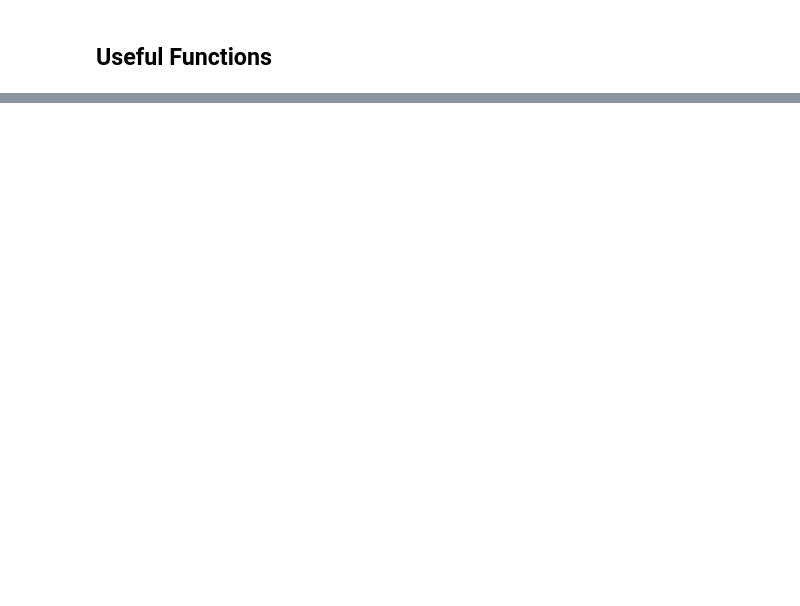
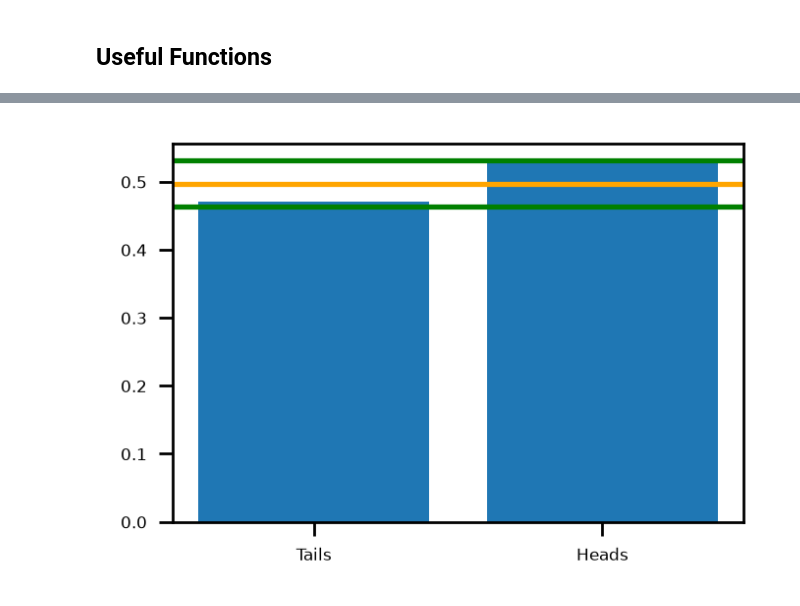
Before and after one commit to EvansOMalley/Plottionary, a Jupyter notebook: Plottionary.ipynb, the cells around one changed output, grey strips where cells are left out. Cells and saved outputs as stored; diff of their text form; code cells hidden in the pictures; blank space fills up the shorter version.

```diff
--- a/Plottionary.ipynb
+++ b/Plottionary.ipynb
@@ -37,0 +88,4 @@ Image
+# %%
+plot4()
+# %% [output]
+[figure, added]
```
Also changed, not shown: parts of 28 cells of this notebook, 12 other files.
